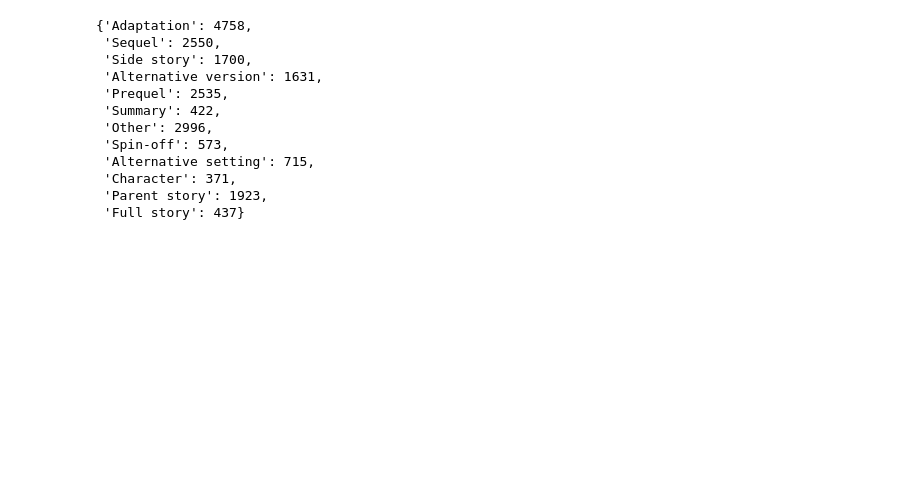
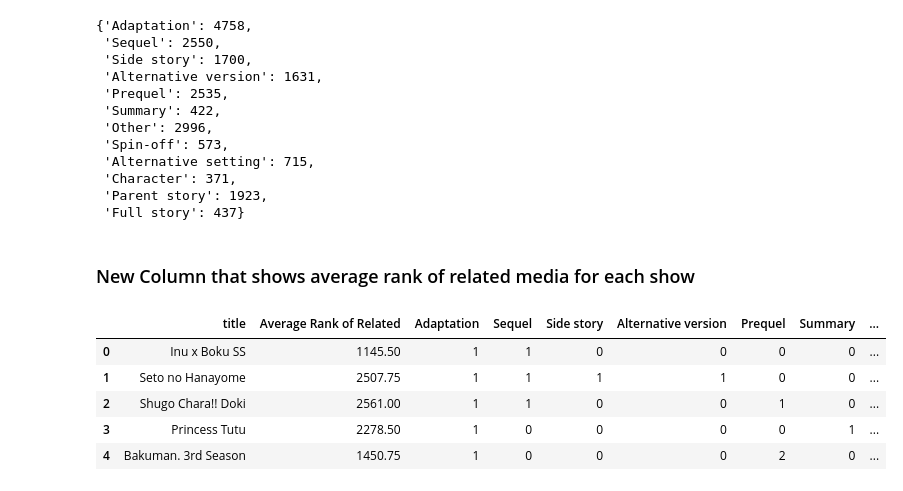
Before and after one commit to TanGuiShan/mini_project, a Jupyter notebook: Data Preparation.ipynb, the cells around one changed output. Cells and saved outputs as stored; diff of their text form; code cells hidden in the pictures; blank space fills up the shorter version.

```diff
--- a/Data Preparation.ipynb
+++ b/Data Preparation.ipynb
@@ -765,3 +779,5 @@ relation_counts
  'Character': 371,
  'Parent story': 1923,
  'Full story': 437}
+# %% [markdown]
+### New Column that shows average rank of related media for each show
@@ -767,0 +803,9 @@ relation_counts
+# %%
+related_df_separated.head()
+# %% [output]
+|  | title | Average Rank of Related | Adaptation | Sequel | Side story | Alternative version | Prequel | Summary | ... |
+| 0 | Inu x Boku SS | 1145.50 | 1 | 1 | 0 | 0 | 0 | 0 | ... |
+| 1 | Seto no Hanayome | 2507.75 | 1 | 1 | 1 | 1 | 0 | 0 | ... |
+| 2 | Shugo Chara!! Doki | 2561.00 | 1 | 1 | 0 | 0 | 1 | 0 | ... |
+| 3 | Princess Tutu | 2278.50 | 1 | 0 | 0 | 0 | 0 | 1 | ... |
+| 4 | Bakuman. 3rd Season | 1450.75 | 1 | 0 | 0 | 0 | 2 | 0 | ... |
```
Also changed, not shown: parts of 14 cells of this notebook, 1 other file.
